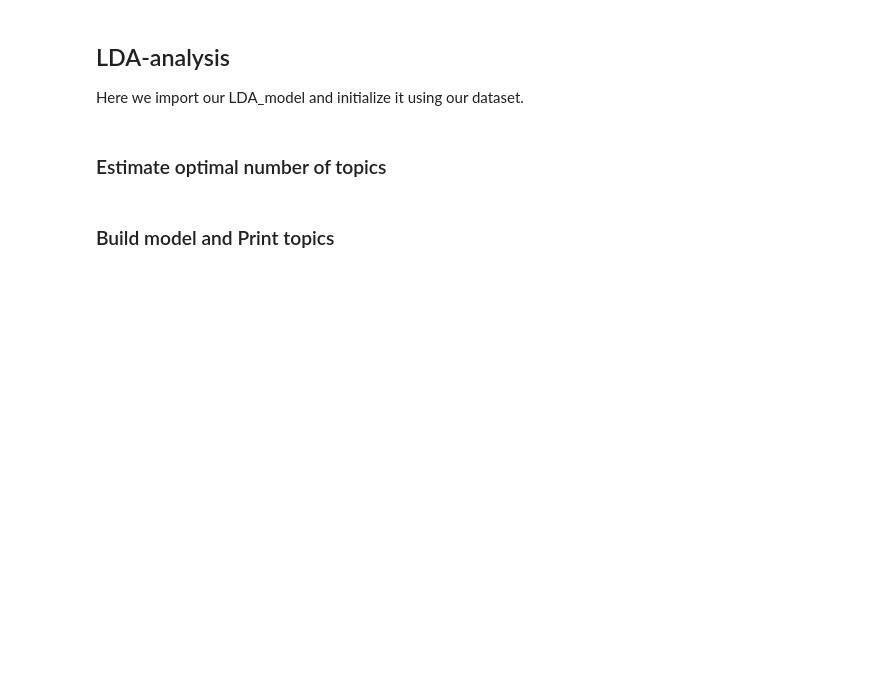
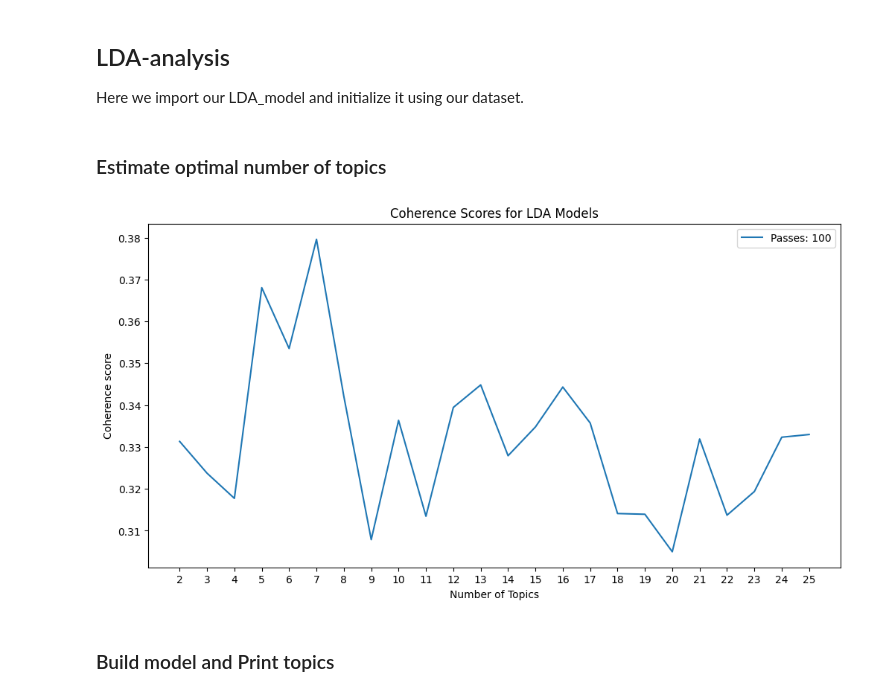
Before and after one commit to henriklarsen28/ArgumentMiningNOUs, a Jupyter notebook: src/notebooks/LDA_analysis.ipynb, the cells around one changed output. Cells and saved outputs as stored; diff of their text form; code cells hidden in the pictures; blank space fills up the shorter version.

```diff
--- a/src/notebooks/LDA_analysis.ipynb
+++ b/src/notebooks/LDA_analysis.ipynb
@@ -13,7 +13,12 @@ lda = LDA(data=texts, no_below=15, no_above=0.5, language='/Users/nicolaisivesin
 # %% [markdown]
 ### Estimate optimal number of topics
 # %%
-# lda.plot_coherence(topic_interval=(2, 25), passes=100, savefig='LDA_coherence')
+
+coherence_values, model_list, topic_range, passes = lda.calculate_lda_model_coherences(topic_interval=(2, 25), passes=100)
+
+plot_coherence_scores(topic_range=topic_range, coherence_values=coherence_values, passes=passes, savefig='LDA_coherence-2')
+# %% [output]
+[figure, added]
 # %% [markdown]
 ### Build model and Print topics
 # %%
```
Also changed, not shown: parts of 3 cells of this notebook, 7 other files.
